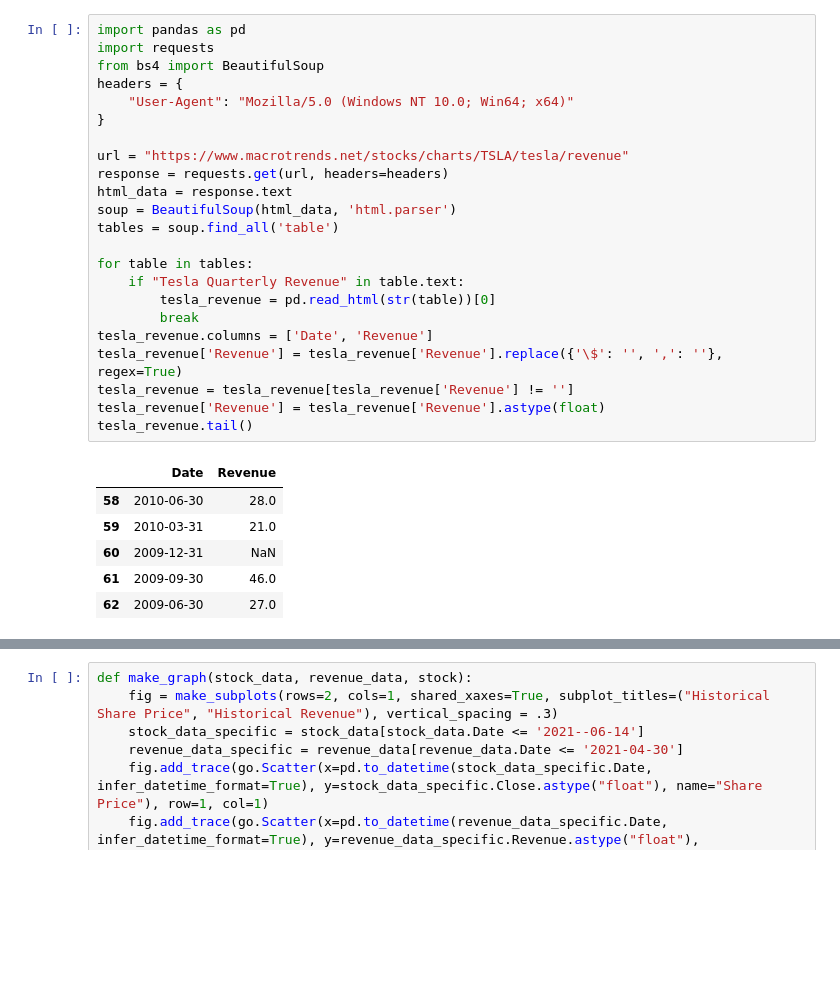
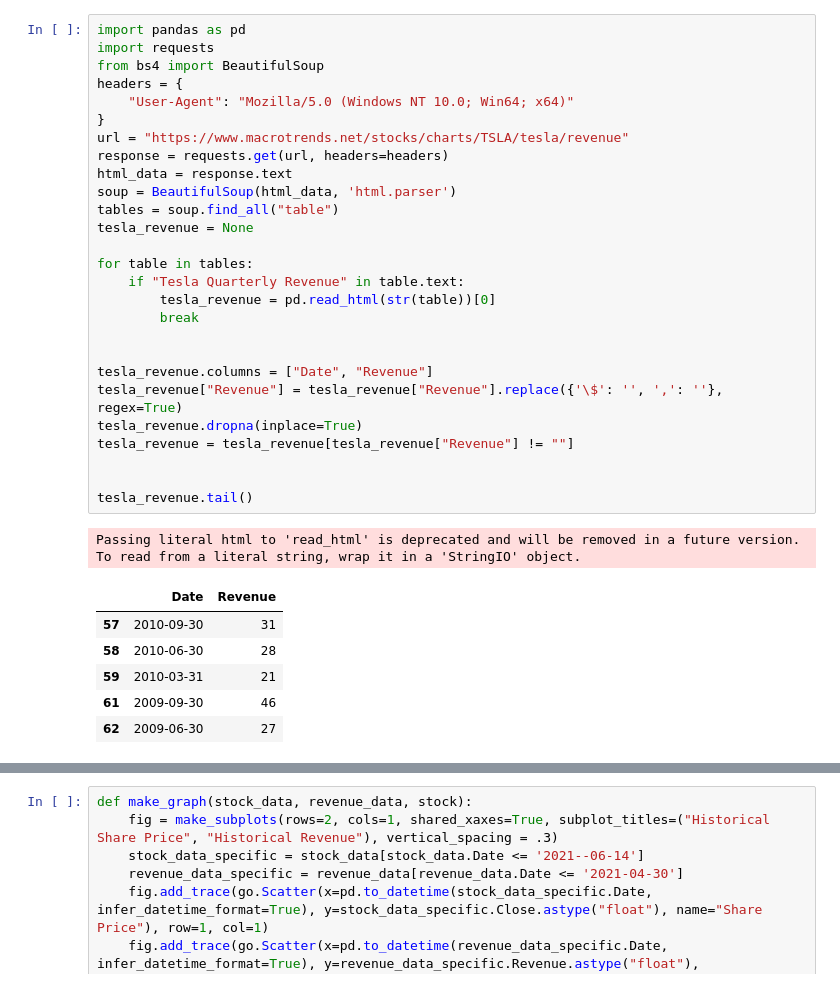
Before and after one commit to vickyredd/-Data-Science-, a Jupyter notebook: Stock_and_Revenue_Analytics_Dashboard_using_Python.ipynb, the cells around one changed output, grey strips where cells are left out. Drawn from its saved outputs; the diff is of its cells as text; blank space fills up the shorter version.

```diff
--- a/Stock_and_Revenue_Analytics_Dashboard_using_Python.ipynb
+++ b/Stock_and_Revenue_Analytics_Dashboard_using_Python.ipynb
@@ -17,33 +14,38 @@ Ticker                 TSLA      TSLA      TSLA      TSLA       TSLA
 # %%
 import pandas as pd
 import requests
 from bs4 import BeautifulSoup
 headers = {
     "User-Agent": "Mozilla/5.0 (Windows NT 10.0; Win64; x64)"
 }
-
 url = "https://www.macrotrends.net/stocks/charts/TSLA/tesla/revenue"
 response = requests.get(url, headers=headers)
 html_data = response.text
 soup = BeautifulSoup(html_data, 'html.parser')
-tables = soup.find_all('table')
+tables = soup.find_all("table")
+tesla_revenue = None
 
 for table in tables:
     if "Tesla Quarterly Revenue" in table.text:
         tesla_revenue = pd.read_html(str(table))[0]
         break
-tesla_revenue.columns = ['Date', 'Revenue']
-tesla_revenue['Revenue'] = tesla_revenue['Revenue'].replace({'\$': '', ',': ''}, regex=True)
-tesla_revenue = tesla_revenue[tesla_revenue['Revenue'] != '']
-tesla_revenue['Revenue'] = tesla_revenue['Revenue'].astype(float)
+
+
+tesla_revenue.columns = ["Date", "Revenue"]
+tesla_revenue["Revenue"] = tesla_revenue["Revenue"].replace({'\$': '', ',': ''}, regex=True)
+tesla_revenue.dropna(inplace=True)
+tesla_revenue = tesla_revenue[tesla_revenue["Revenue"] != ""]
+
+
 tesla_revenue.tail()
 # %% [output]
+Passing literal html to 'read_html' is deprecated and will be removed in a future version. To read from a literal string, wrap it in a 'StringIO' object.
 |  | Date | Revenue |
-| 58 | 2010-06-30 | 28.0 |
-| 59 | 2010-03-31 | 21.0 |
-| 60 | 2009-12-31 | NaN |
-| 61 | 2009-09-30 | 46.0 |
-| 62 | 2009-06-30 | 27.0 |
+| 57 | 2010-09-30 | 31 |
+| 58 | 2010-06-30 | 28 |
+| 59 | 2010-03-31 | 21 |
+| 61 | 2009-09-30 | 46 |
+| 62 | 2009-06-30 | 27 |
 # %%
 GameStop = yf.Ticker("GME")
 gme_data = GameStop.history(period = 'max')
```
Also changed, not shown: parts of 3 cells of this notebook.
